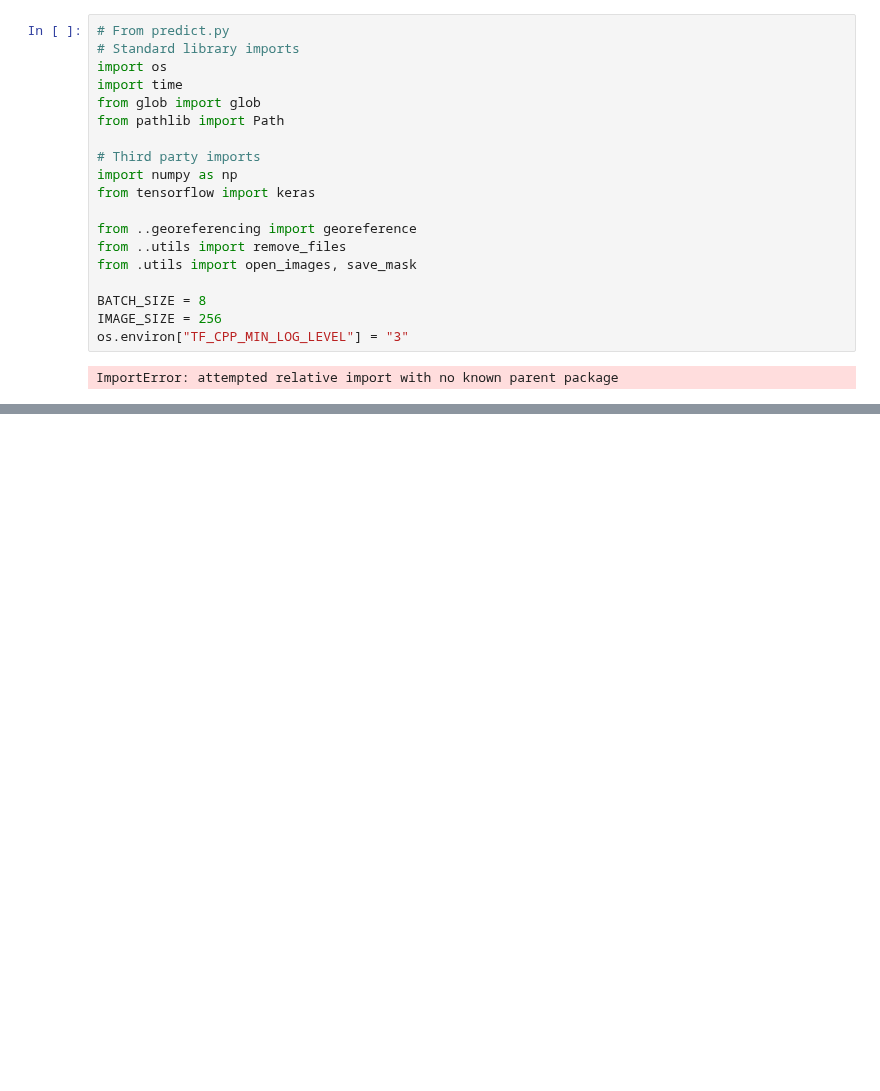
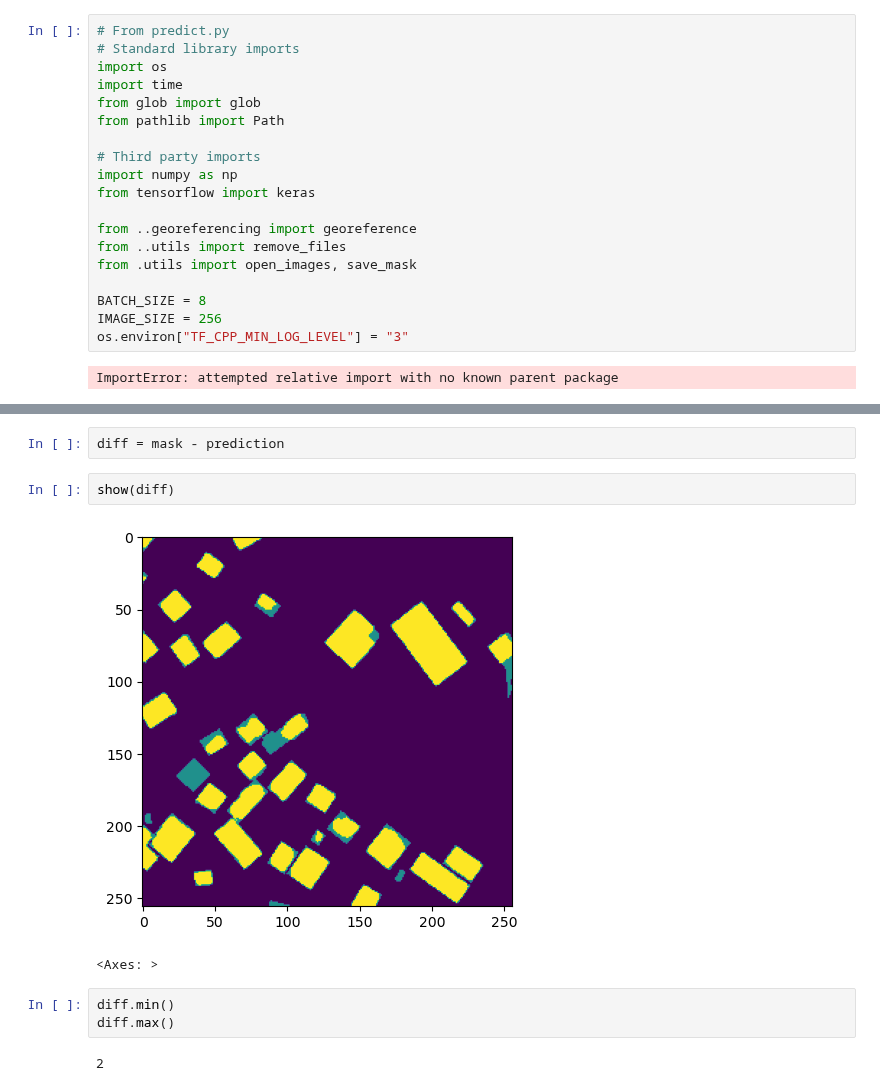
Before and after one commit to ciupava/fAIr-utilities, a Jupyter notebook: hot_fair_utilities/inference/basic_testing.ipynb, the cells around one changed output, grey strips where cells are left out. Cells and saved outputs as stored; diff of their text form; blank space fills up the shorter version.

```diff
--- a/hot_fair_utilities/inference/basic_testing.ipynb
+++ b/hot_fair_utilities/inference/basic_testing.ipynb
@@ -58,0 +111,12 @@ TypeError: __init__() missing 1 required positional argument: 'class_id'
+# %%
+diff = mask - prediction
+# %%
+show(diff)
+# %% [output]
+[figure, added]
+<Axes: >
+# %%
+diff.min()
+diff.max()
+# %% [output]
+2
```
Also changed, not shown: parts of 17 cells of this notebook, 6 other files.
